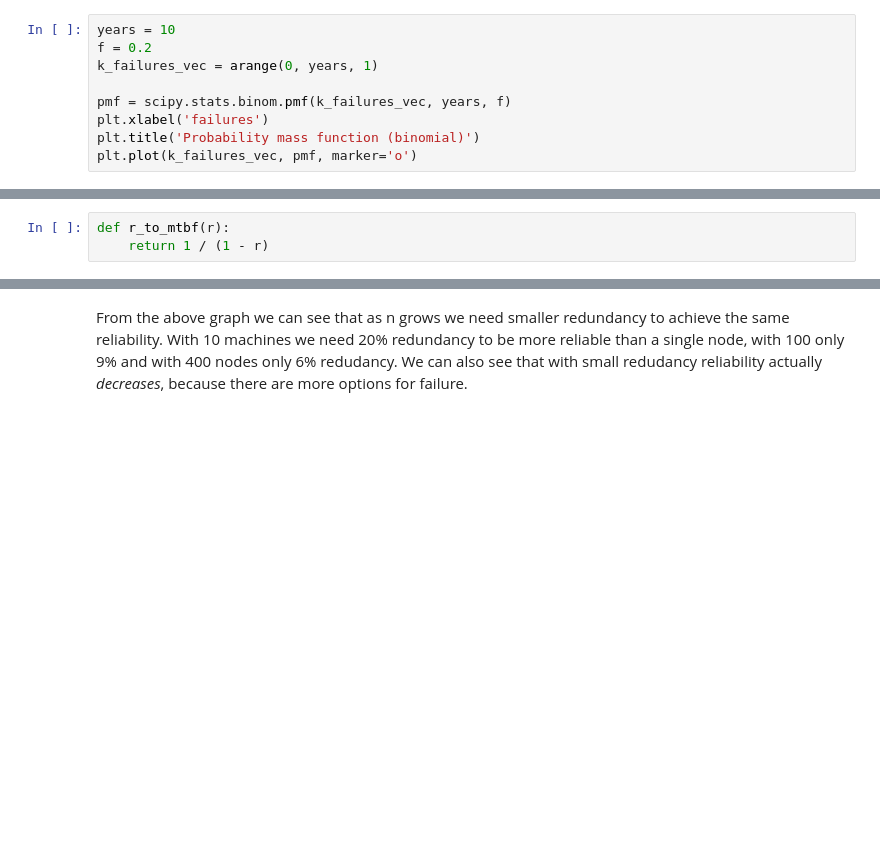
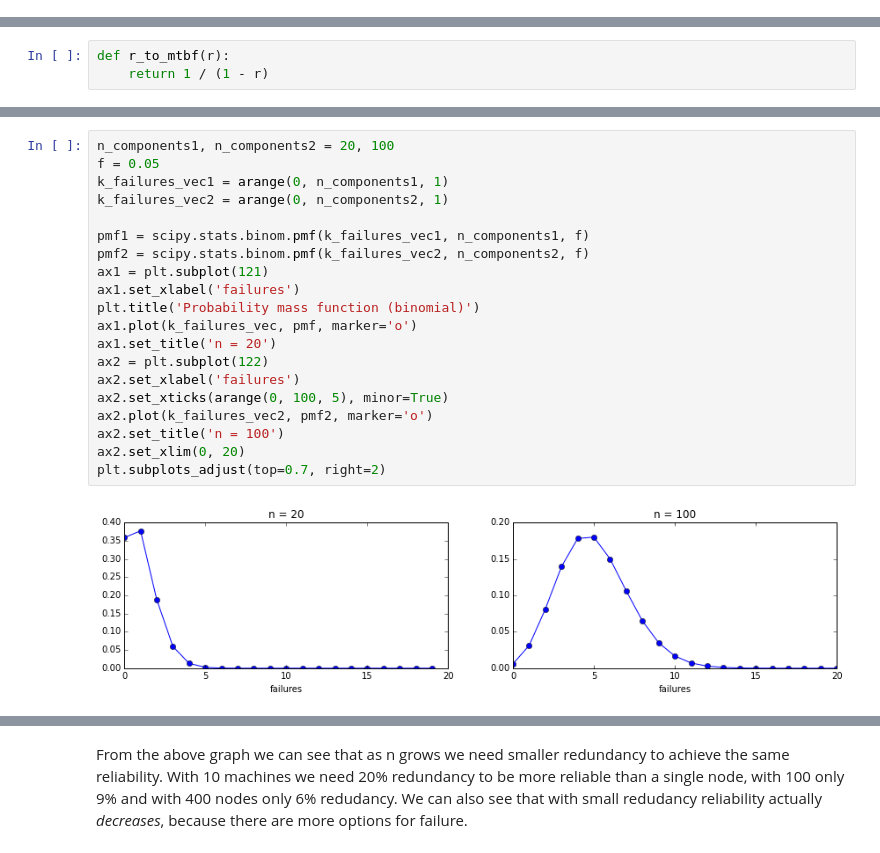
Before and after one commit to nukemberg/the-math-of-reliability, a Jupyter notebook: reliability.ipynb, the cells around one changed output, grey strips where cells are left out. Drawn from its saved outputs; the diff is of its cells as text; blank space fills up the shorter version.

```diff
--- a/reliability.ipynb
+++ b/reliability.ipynb
@@ -26,9 +23,0 @@ It's important to note that &lambda; is a statistical mean (average) of failures
-# %%
-years = 10
-f = 0.2
-k_failures_vec = arange(0, years, 1)
-
-pmf = scipy.stats.binom.pmf(k_failures_vec, years, f)
-plt.xlabel('failures')
-plt.title('Probability mass function (binomial)')
-plt.plot(k_failures_vec, pmf, marker='o')
@@ -43,0 +57,22 @@ $$R_{total} = \sum_{i=0}^{k} \binom{n}{k} R^{i} F^{n-i}$$
+# %%
+n_components1, n_components2 = 20, 100
+f = 0.05
+k_failures_vec1 = arange(0, n_components1, 1)
+k_failures_vec2 = arange(0, n_components2, 1)
+
+pmf1 = scipy.stats.binom.pmf(k_failures_vec1, n_components1, f)
+pmf2 = scipy.stats.binom.pmf(k_failures_vec2, n_components2, f)
+ax1 = plt.subplot(121)
+ax1.set_xlabel('failures')
+plt.title('Probability mass function (binomial)')
+ax1.plot(k_failures_vec, pmf, marker='o')
+ax1.set_title('n = 20')
+ax2 = plt.subplot(122)
+ax2.set_xlabel('failures')
+ax2.set_xticks(arange(0, 100, 5), minor=True)
+ax2.plot(k_failures_vec2, pmf2, marker='o')
+ax2.set_title('n = 100')
+ax2.set_xlim(0, 20)
+plt.subplots_adjust(top=0.7, right=2)
+# %% [output]
+[figure, added]
```
Also changed, not shown: parts of 7 cells of this notebook.
